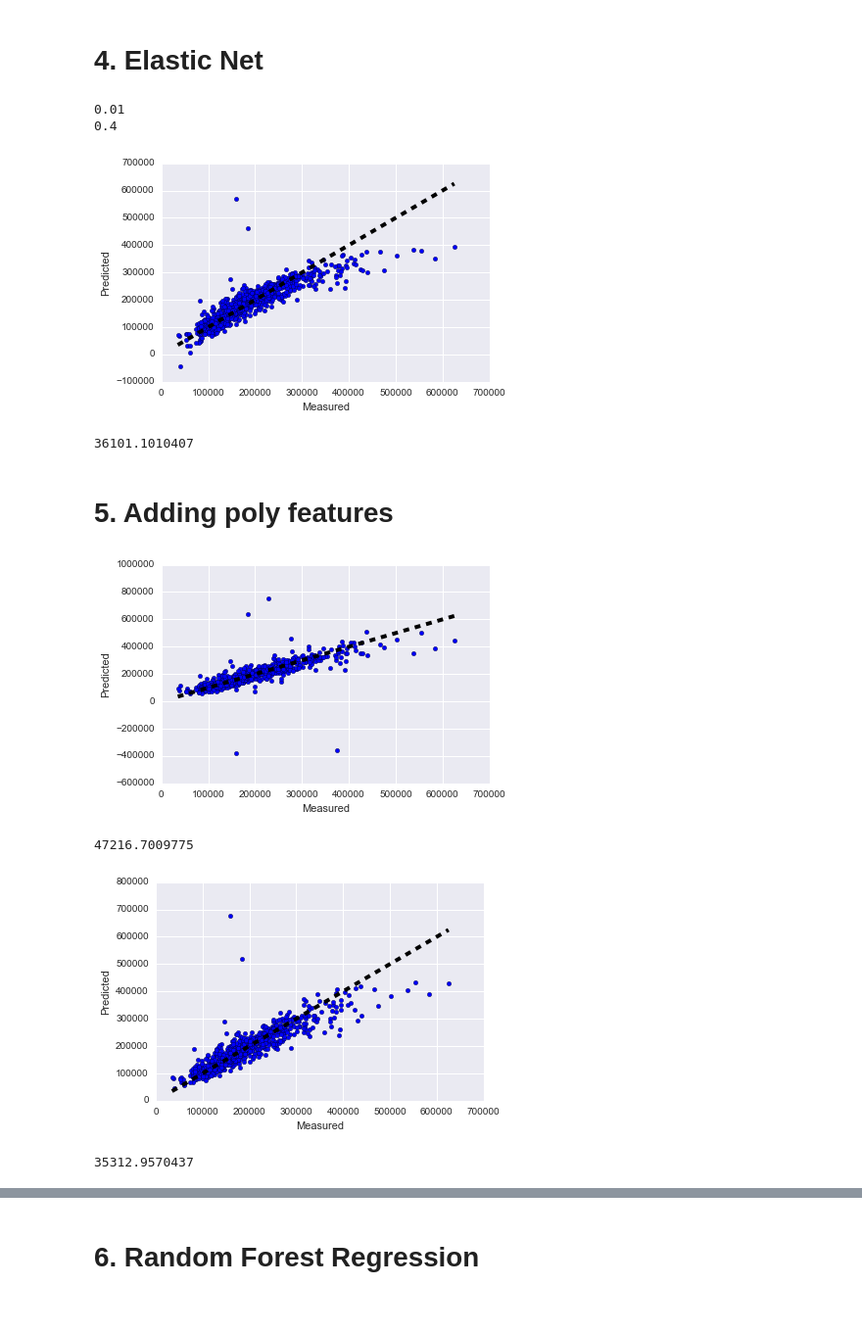
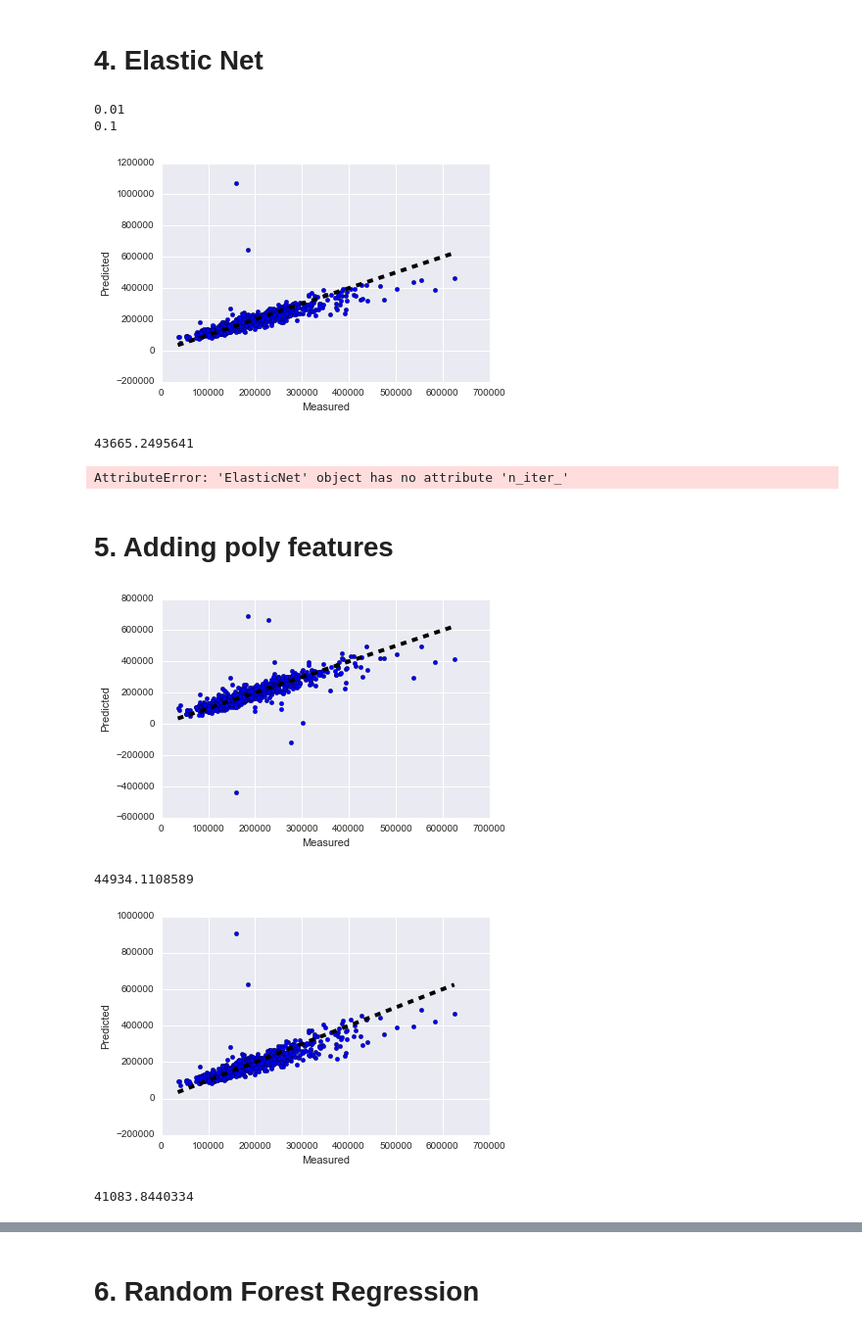
Before and after one commit to richkylet/kaggleContests, a Jupyter notebook: HousePrices/HousePrices.ipynb, the cells around one changed output, grey strips where cells are left out. Shown at 98% size. Saved outputs shown, nothing was run; the diff lists cells and outputs as text; code cells hidden in the pictures.

Commit message:
Added elasticnet model

```diff
--- a/HousePrices/HousePrices.ipynb
+++ b/HousePrices/HousePrices.ipynb
@@ -130,5 +135,3 @@ for col in dum.columns:
     X_train[col] = dum[col]
 del X_train['MiscFeature']
 del X_train['MiscVal']
-# %%
-X_train = X_train.dropna()
@@ -135,3 +158,7 @@ X_train = X_train.dropna()
+# %%
+float_cols = X_train.select_dtypes(include = ['float64']).columns
+for col in float_cols:
+    X_train[col] = X_train[col].fillna(X_train[col].mean())
 # %%
 X_train.head()
 # %% [output]
@@ -424,28 +460,32 @@ clf_ridge.fit(X_train[top_10_features], y_sub).coef_
 # 4. Elastic Net
 # %%
 clf_EN = linear_model.ElasticNetCV(alphas=[0.001, 0.05, 0.01, 0.05, 0.1, 1.0], l1_ratio = [.1, 0.2, 0.3, .4, 0.45, .5, .7, .9])
-clf_EN.fit(X_train[not_zero], y_sub)
+clf_EN.fit(X_train[not_zero], np.log1p(y_sub))
 print clf_EN.alpha_
 print clf_EN.l1_ratio_
 # %% [output]
 0.01
-0.4
+0.1
 # %%
-clf_ElasticNet = linear_model.ElasticNet(alpha=0.01, l1_ratio = 0.4)
-predicted_EN = cross_val_predict(clf_ridge, X_train[not_zero], y_sub, cv=10)
+clf_ElasticNet = linear_model.ElasticNet(alpha=0.01, l1_ratio = 0.1)
+predicted_EN = cross_val_predict(clf_ridge, X_train[not_zero], np.log1p(y_sub), cv=10)
 
 fig, ax = plt.subplots()
-ax.scatter(y_sub, predicted_EN)
+ax.scatter(y_sub, np.expm1(predicted_EN))
 ax.plot([y_sub.min(), y_sub.max()], [y_sub.min(), y_sub.max()], 'k--', lw=4)
 ax.set_xlabel('Measured')
 ax.set_ylabel('Predicted')
 plt.show()
 
-mse_EN = mean_squared_error(y_sub, predicted_EN)
+mse_EN = mean_squared_error(y_sub, np.expm1(predicted_EN))
 print np.sqrt(mse_EN)
 # %% [output]
-[figure, old version]
+[figure, new version]
-36101.1010407
+43665.2495641
+# %%
+clf_ElasticNet.n_iter_
+# %% [output]
+AttributeError: 'ElasticNet' object has no attribute 'n_iter_'
 # %% [markdown]
 # 5. Adding poly features
 # %%
@@ -463,22 +503,22 @@ plt.show()
 mse_poly = mean_squared_error(y_sub, predicted_poly)
 print np.sqrt(mse_poly)
 # %% [output]
-[figure, old version]
+[figure, new version]
-47216.7009775
+44934.1108589
 # %%
 from sklearn.preprocessing import PolynomialFeatures
 from sklearn.pipeline import Pipeline
 model = Pipeline([('poly', PolynomialFeatures(degree=2)), ('linear', clf_ElasticNet)])
-predicted_poly = cross_val_predict(model, X_train[not_zero], y_sub, cv=10)
+predicted_poly = cross_val_predict(model, X_train[not_zero], np.log1p(y_sub), cv=10)
 fig, ax = plt.subplots()
-ax.scatter(y_sub, predicted_poly)
+ax.scatter(y_sub, np.expm1(predicted_poly))
 ax.plot([y_sub.min(), y_sub.max()], [y_sub.min(), y_sub.max()], 'k--', lw=4)
 ax.set_xlabel('Measured')
 ax.set_ylabel('Predicted')
 plt.show()
 
-mse_poly = mean_squared_error(y_sub, predicted_poly)
+mse_poly = mean_squared_error(y_sub, np.expm1(predicted_poly))
 print np.sqrt(mse_poly)
 # %% [output]
-[figure, old version]
+[figure, new version]
-35312.9570437
+41083.8440334
```
Also changed, not shown: parts of 34 cells of this notebook, 1 other file.
